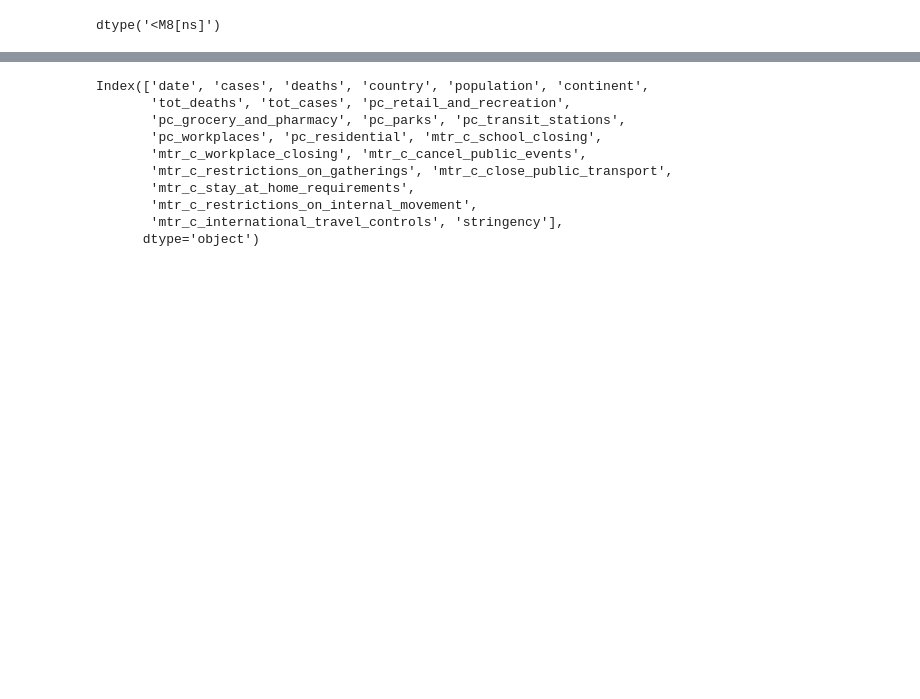
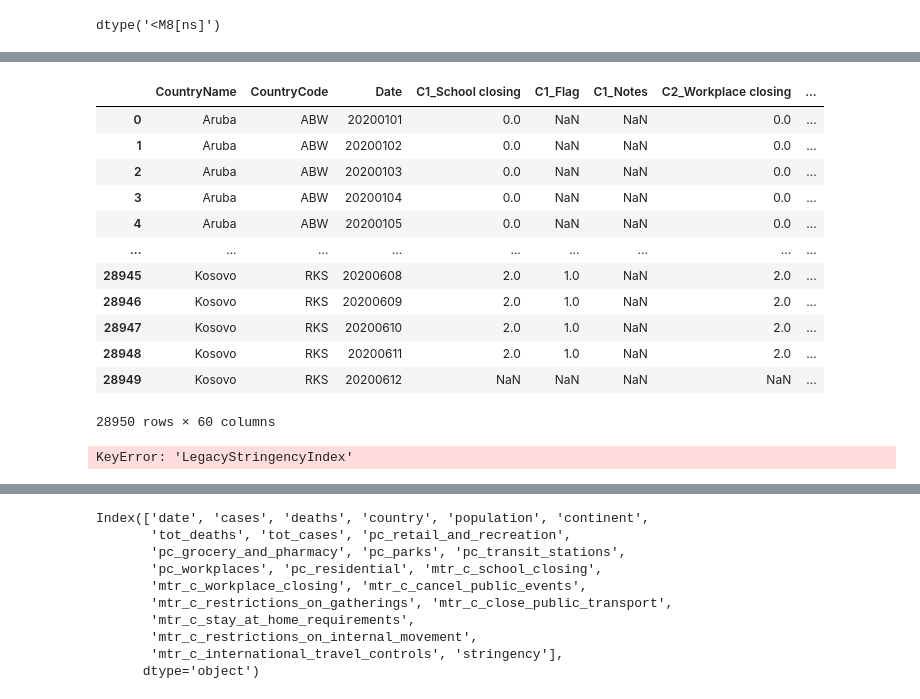
Before and after one commit to silverfield/corona-vis, a Jupyter notebook: nbs/process.ipynb, the cells around one changed output, grey strips where cells are left out. Drawn from its saved outputs; the diff is of its cells as text; code cells hidden in the pictures; blank space fills up the shorter version.

```diff
--- a/nbs/process.ipynb
+++ b/nbs/process.ipynb
@@ -69,2 +85,24 @@ covid_df = get_covid_df()
+# %%
+df = pd.read_csv('https://oxcgrtportal.azurewebsites.net/api/CSVDownload')
+# %%
+df
+# %% [output]
+|  | CountryName | CountryCode | Date | C1_School closing | C1_Flag | C1_Notes | C2_Workplace closing | ... |
+| 0 | Aruba | ABW | 20200101 | 0.0 | NaN | NaN | 0.0 | ... |
+| 1 | Aruba | ABW | 20200102 | 0.0 | NaN | NaN | 0.0 | ... |
+| 2 | Aruba | ABW | 20200103 | 0.0 | NaN | NaN | 0.0 | ... |
+| 3 | Aruba | ABW | 20200104 | 0.0 | NaN | NaN | 0.0 | ... |
+| 4 | Aruba | ABW | 20200105 | 0.0 | NaN | NaN | 0.0 | ... |
+| ... | ... | ... | ... | ... | ... | ... | ... | ... |
+| 28945 | Kosovo | RKS | 20200608 | 2.0 | 1.0 | NaN | 2.0 | ... |
+| 28946 | Kosovo | RKS | 20200609 | 2.0 | 1.0 | NaN | 2.0 | ... |
+| 28947 | Kosovo | RKS | 20200610 | 2.0 | 1.0 | NaN | 2.0 | ... |
+| 28948 | Kosovo | RKS | 20200611 | 2.0 | 1.0 | NaN | 2.0 | ... |
+| 28949 | Kosovo | RKS | 20200612 | NaN | NaN | NaN | NaN | ... |
+28950 rows × 60 columns
+# %%
+get_stringency_df(covid_df)
+# %% [output]
+KeyError: 'LegacyStringencyIndex'
 # %%
 df = get_final_df()
```
Also changed, not shown: parts of 2 cells of this notebook, 4 other files.
